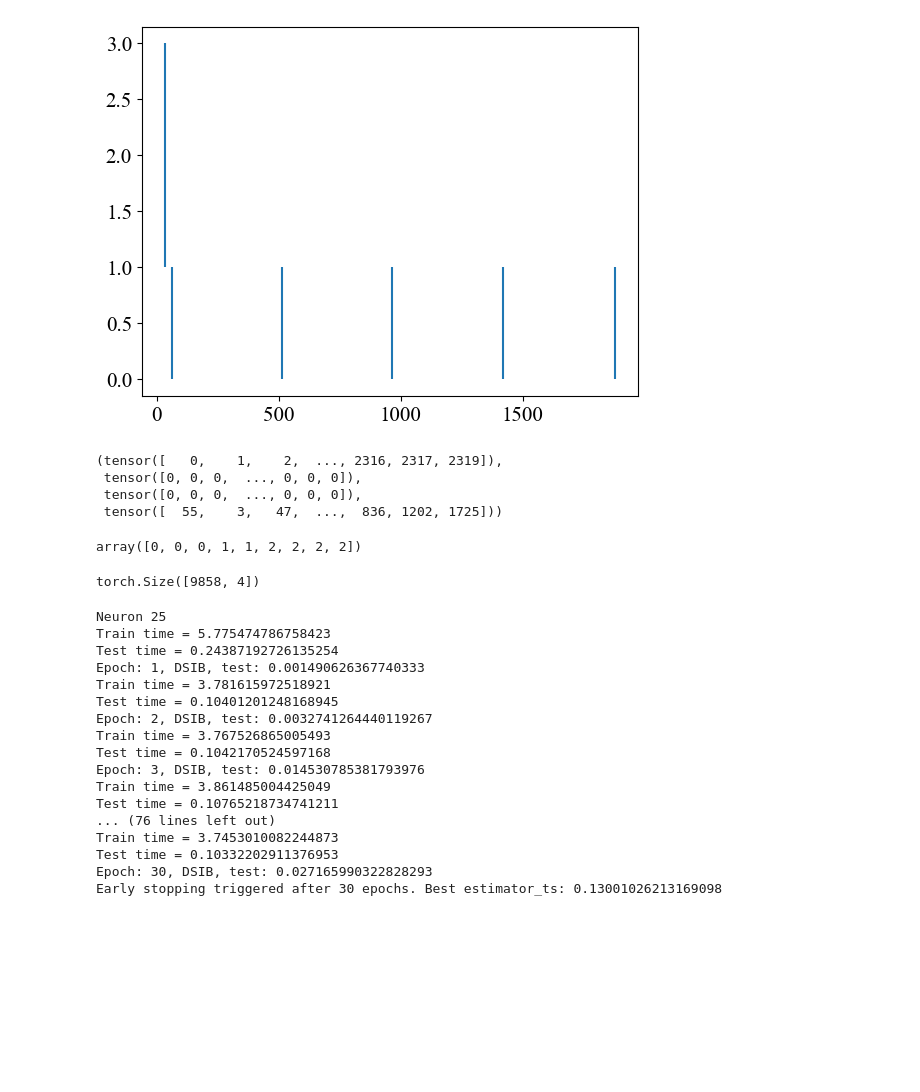
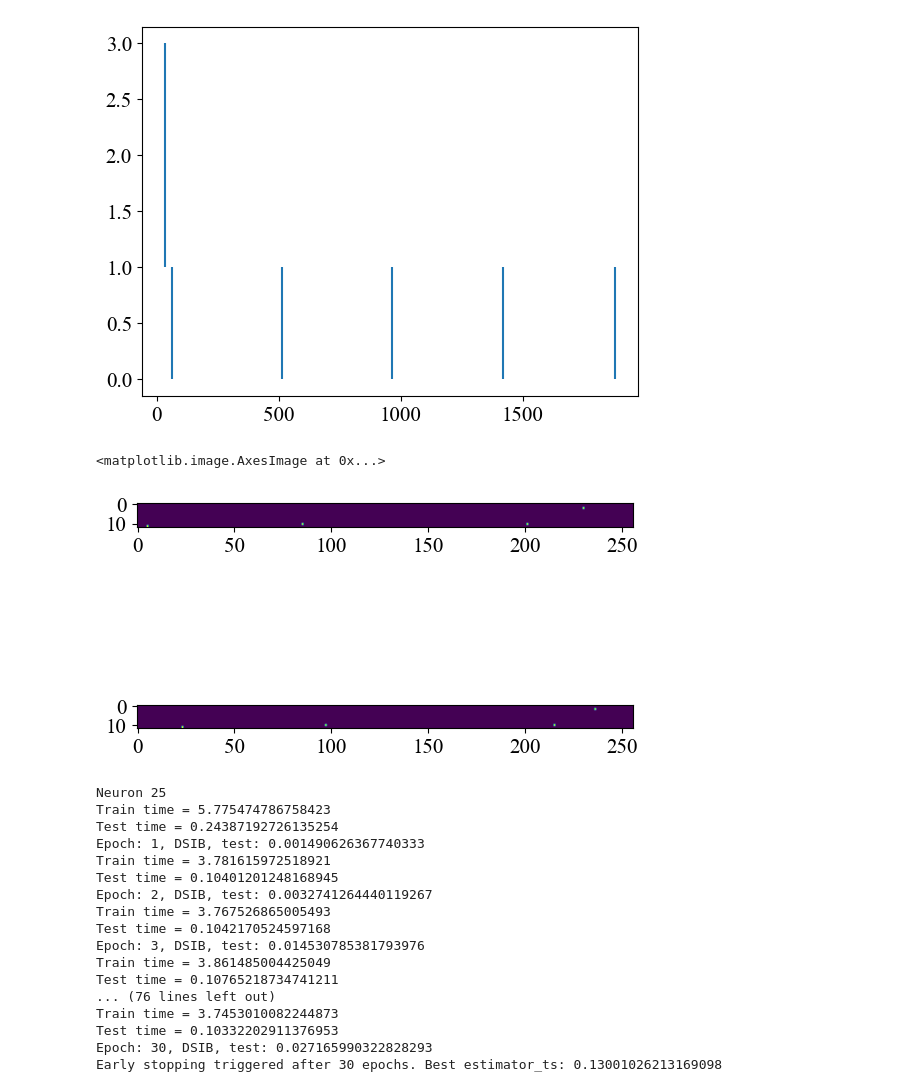
Before and after one commit to LeoJW/VNCMPanalysis, a Jupyter notebook: eslam_MI/Mothy_MI.ipynb, the cells around one changed output. Drawn from its saved outputs; the diff is of its cells as text; code cells hidden in the pictures; blank space fills up the shorter version.

Commit message:
fixed check activity bug

```diff
--- a/eslam_MI/Mothy_MI.ipynb
+++ b/eslam_MI/Mothy_MI.ipynb
@@ -121,7 +121,7 @@ fig.show()
 params = {
     # Optimizer parameters (for training)
     'epochs': 250,
-    'window_size': 2048, # Window of time the estimator operates on, in samples
+    'window_size': 256, # Window of time the estimator operates on, in samples
     'batch_size': 128, # Number of windows estimator processes at any time
     'learning_rate': 5e-3,
     'patience': 15,
@@ -166,23 +166,18 @@ for i in range(dataset.n_batches):
 # %% [output]
 0.23917388916015625
 [figure]
-# %%
-dataset.spike_indices
-# %% [output]
-(tensor([   0,    1,    2,  ..., 2316, 2317, 2319]),
- tensor([0, 0, 0,  ..., 0, 0, 0]),
- tensor([0, 0, 0,  ..., 0, 0, 0]),
- tensor([  55,    3,   47,  ...,  836, 1202, 1725]))
-# %%
-a = np.array([2,4,5,7,8,9])
-b = np.array([2,2,2,4,4,5,5,5,5])
-np.searchsorted(a, b)
-# %% [output]
-array([0, 0, 0, 1, 1, 2, 2, 2, 2])
-# %%
-torch.nonzero(dataset.X, as_tuple=False).shape
-# %% [output]
-torch.Size([9858, 4])
+# %%
+neuron = np.random.choice(X.shape[0])
+this_params = {**params, 'embed_dim': 10}
+dataset = BatchedDatasetWithNoise(X, Y, bout_starts, this_params['window_size'], check_activity=True)
+
+fig, ax = plt.subplots(2,1)
+ax[0].imshow(dataset.X[1,0,:,:].cpu())
+dataset.apply_noise(20)
+ax[1].imshow(dataset.X[1,0,:,:].cpu())
+# %% [output]
+<matplotlib.image.AxesImage at 0x...>
+[figure, added]
 # %%
 torch.mps.empty_cache()
 neuron = np.random.choice(X.shape[0])
```
Also changed, not shown: parts of 1 cell of this notebook, 1 other file.
